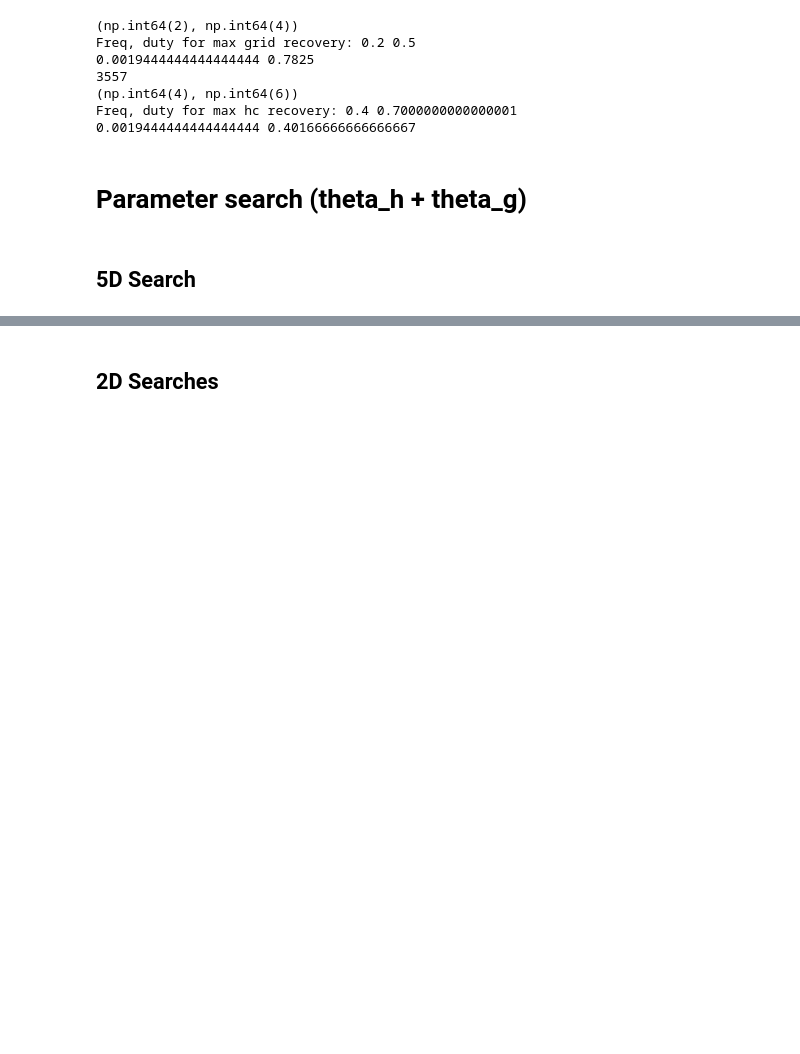
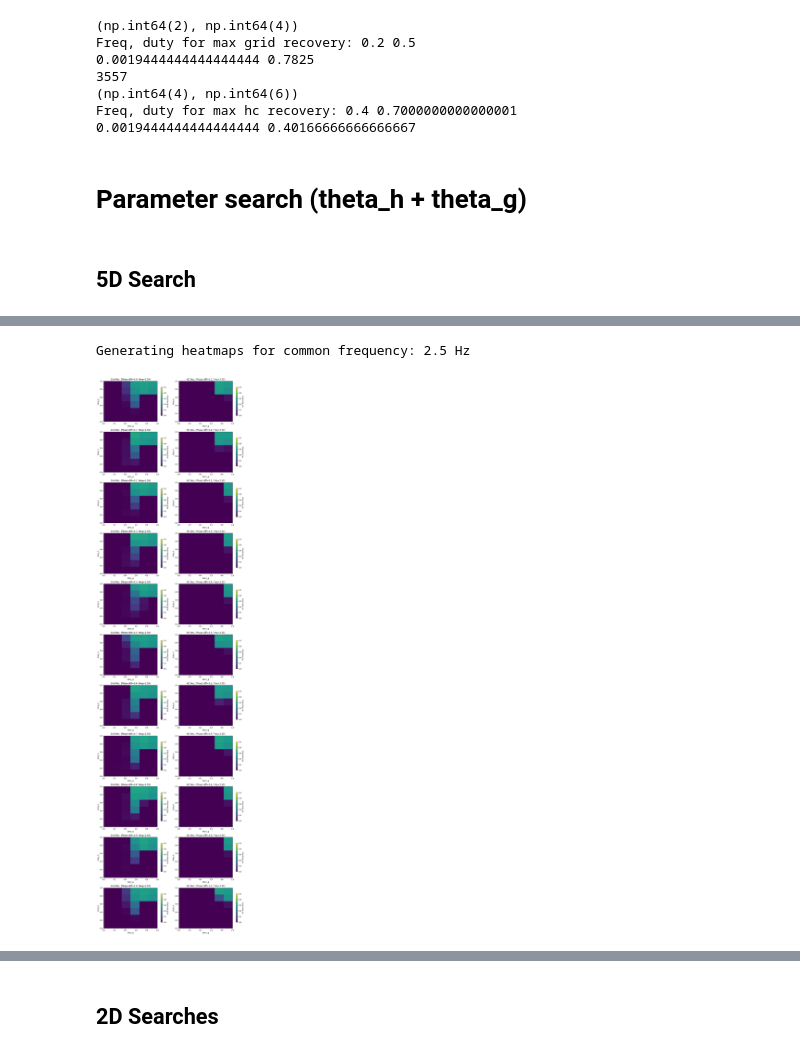
Before and after one commit to srujanakaluve/Master-s-Thesis-Projects, a Jupyter notebook: vectorHASH-cont-jax/jax_wave.ipynb, the cells around one changed output, grey strips where cells are left out. Drawn from its saved outputs; the diff is of its cells as text; code cells hidden in the pictures; blank space fills up the shorter version.

```diff
--- a/vectorHASH-cont-jax/jax_wave.ipynb
+++ b/vectorHASH-cont-jax/jax_wave.ipynb
@@ -178,0 +311,7 @@ phase_h = 0.0
+# %%
+freq_h_range = np.arange(0.5, 4.0, 0.5)
+freq_g_range = np.arange(0.5, 4.0, 0.5)
+duty_h_range = np.arange(0.0, 1.1, 0.1)
+duty_g_range = np.arange(0.0, 1.1, 0.1)
+phase_diff_range = np.arange(0.0, 1.1, 0.1)
+phase_h = 0.0
@@ -192,3 +335,3 @@ print(frac_grid.shape, frac_hc.shape)
 # %%
-frac_grid = np.load('frac_grid_output.npy')
-frac_hc = np.load('frac_hc_output.npy')
+frac_grid = np.load('frac_grid_2thetas.npy')
+frac_hc = np.load('frac_hc_2thetas.npy')
@@ -238,0 +369,53 @@ for row in sorted(rows, key=lambda x: x['score'], reverse=True):
+# %%
+import matplotlib.pyplot as plt
+import numpy as np
+
+# Choose a specific common frequency value to visualize
+# From freq_h_range: [0.  , 0.25, 0.5 , 0.75, 1.  , 1.25, 1.5 , 1.75, 2.  , 2.25, 2.5 , 2.75, 3.  , 3.25, 3.5 , 3.75]
+# Let's pick 1.25 Hz (index 5)
+f_common_idx = 10
+f_common_val = freq_h_range[f_common_idx]
+
+print(f"Generating heatmaps for common frequency: {f_common_val} Hz")
+
+# Extract the 3D slice for the chosen common frequency where freq_h = freq_g = f_common_val
+# The shape of frac_grid is (Fh, Fg, Dh, Dg, Pd)
+# So, frac_grid[f_common_idx, f_common_idx, :, :, :] will give (Dh, Dg, Pd)
+grid_for_fixed_freq = frac_grid[f_common_idx, f_common_idx, :, :, :]
+hc_for_fixed_freq = frac_hc[f_common_idx, f_common_idx, :, :, :]
+
+num_phases = len(phase_diff_range)
+
+# Create a figure with a row for each phase difference, and two columns (grid and hc)
+fig, axes = plt.subplots(num_phases, 2, figsize=(12, 4 * num_phases), squeeze=False)
+
+for pd_idx, phase_diff_val in enumerate(phase_diff_range):
+    # Extract 2D slice for current phase_diff (duty_h, duty_g)
+    grid_heatmap_data = grid_for_fixed_freq[:, :, pd_idx]
+    hc_heatmap_data = hc_for_fixed_freq[:, :, pd_idx]
+
+    # Plot for Grid Recovery
+    im0 = axes[pd_idx, 0].imshow(grid_heatmap_data, origin='lower', vmin=0, vmax=1,
+                                 extent=[duty_g_range[0], duty_g_range[-1],
+                                         duty_h_range[0], duty_h_range[-1]],
+                                 aspect='auto', cmap='viridis')
+    axes[pd_idx, 0].set_title(f'Grid Rec. (Phase diff={phase_diff_val:.1f}, Freq={f_common_val:.2f})')
+    axes[pd_idx, 0].set_xlabel('Duty_g')
+    axes[pd_idx, 0].set_ylabel('Duty_h')
+    fig.colorbar(im0, ax=axes[pd_idx, 0], shrink=0.7, label='Grid Recovery')
+
+    # Plot for HC Recovery
+    im1 = axes[pd_idx, 1].imshow(hc_heatmap_data, origin='lower', vmin=0, vmax=1,
+                                 extent=[duty_g_range[0], duty_g_range[-1],
+                                         duty_h_range[0], duty_h_range[-1]],
+                                 aspect='auto', cmap='viridis')
+    axes[pd_idx, 1].set_title(f'HC Rec. (Phase diff={phase_diff_val:.1f}, Freq={f_common_val:.2f})')
+    axes[pd_idx, 1].set_xlabel('Duty_g')
+    axes[pd_idx, 1].set_ylabel('Duty_h')
+    fig.colorbar(im1, ax=axes[pd_idx, 1], shrink=0.7, label='HC Recovery')
+
+plt.tight_layout()
+plt.show()
+# %% [output]
+Generating heatmaps for common frequency: 2.5 Hz
+[figure, added]
```
Also changed, not shown: parts of 32 cells of this notebook, 1 other file.
